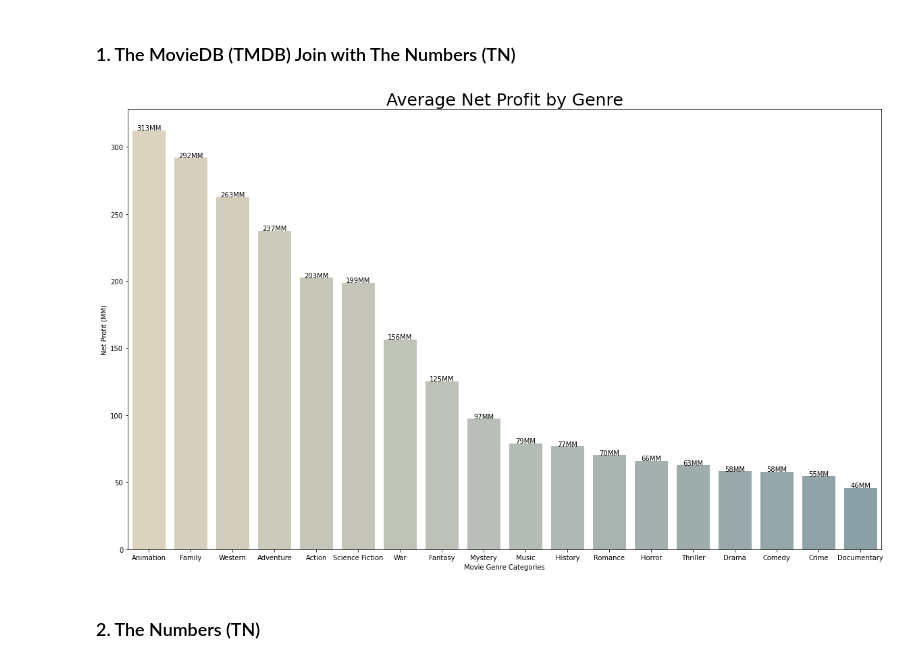
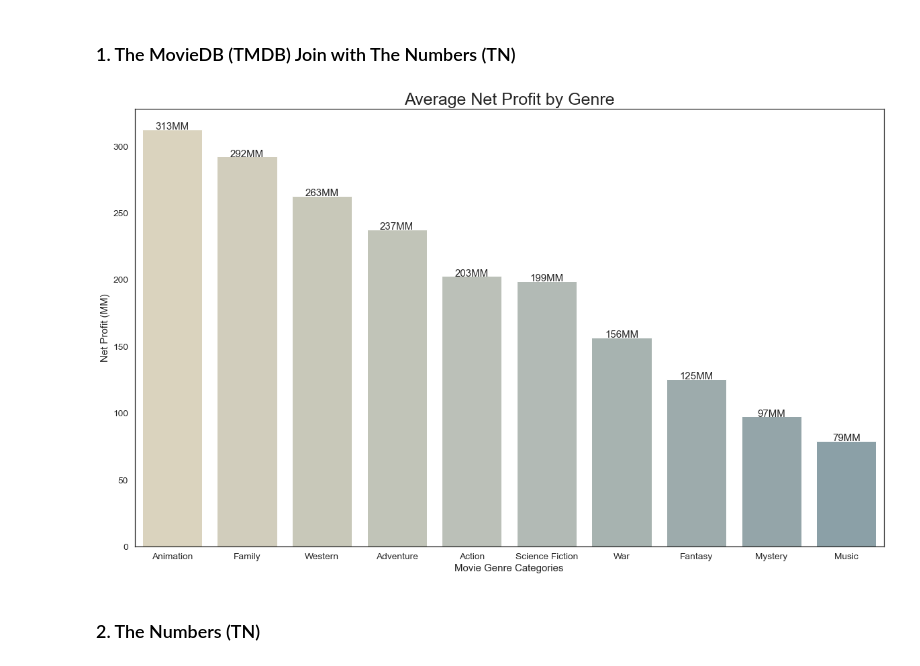
Before and after one commit to fetterollie/Microsoft-Movie-Analysis, a Jupyter notebook: dsc-phase1-project-final-working-copy.ipynb, the cells around one changed output. Cells and saved outputs as stored; diff of their text form; code cells hidden in the pictures.

```diff
--- a/dsc-phase1-project-final-working-copy.ipynb
+++ b/dsc-phase1-project-final-working-copy.ipynb
@@ -509,21 +509,21 @@ Using three sources of data for this analysis required multiple strategies for m
 # %% [markdown]
 ### 1. The MovieDB (TMDB) Join with The Numbers (TN)<a class="anchor" id="join_model"></a>
 # %%
-yjoin = df_tmdb_tn_innerjoin.groupby(['primary_genre']).mean().sort_values(by='profit_mils', ascending=False)
-xjoin = list(df_tmdb_tn_innerjoin.groupby(['primary_genre']).mean().sort_values(by='profit_mils', ascending=False).index)
+yjoin = df_tmdb_tn_innerjoin.groupby(['primary_genre']).mean().sort_values(by='profit_mils', ascending=False)[:10]
+xjoin = list(df_tmdb_tn_innerjoin.groupby(['primary_genre']).mean().sort_values(by='profit_mils', ascending=False).index)[:10]
 fig2, axj = plt.subplots(figsize=(20, 12))
 #sns.set(style="whitegrid", color_codes=True)
 sns.barplot(x=xjoin, y=yjoin['profit_mils'], saturation=.4, palette='blend:#EDA,#7AB')
 
 axj.set_title('Average Net Profit by Genre', fontsize=25)
 axj.set_xlabel('Movie Genre Categories')
 axj.set_ylabel('Net Profit (MM)')
 
 
 for loc, label in enumerate(yjoin['profit_mils']):
     axj.text(loc, label+.15, (str(int(round(label, ndigits=0))) + 'MM'), ha='center');
 # %% [output]
-[figure, old version]
+[figure, new version]
 # %% [markdown]
 ### 2. The Numbers (TN)<a class="anchor" id="TN_model"></a>
 # %% [markdown]
```
Also changed, not shown: parts of 6 cells of this notebook.
